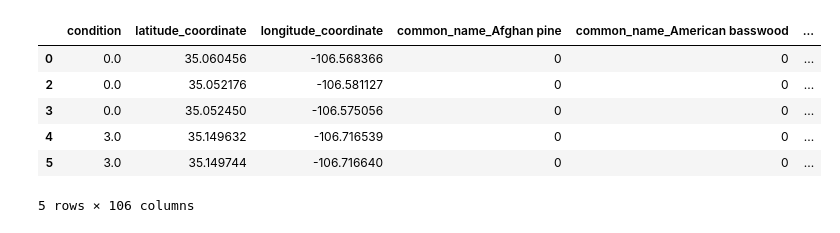
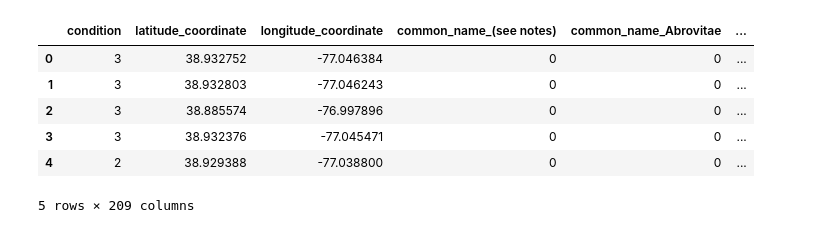
Before and after one commit to alexisf125/TreeData, a Jupyter notebook: plotting.ipynb, the cells around one changed output. Cells and saved outputs as stored; diff of their text form; code cells hidden in the pictures.

```diff
--- a/plotting.ipynb
+++ b/plotting.ipynb
@@ -30,29 +20,28 @@ OSError: could not get source code
 # %%
-df = pd.read_csv('data/good_data/Albuquerque_Final_2022-06-18.csv')
+df = pd.read_csv('data/hold_good_data/WashingtonDC_Final_2022-06-18.csv')
 crs = {'init':'epsg:4326'}
-
 
 # keep only common_name, condition, latitude_coordinate, longitude_coordinate, and native columns
 df = df[['common_name', 'condition', 'latitude_coordinate', 'longitude_coordinate', 'native']]
 # convert condition to numerical
 df['condition'] = df['condition'].replace({'excellent': 4, 'good': 3, 'fair': 2, 'poor': 1, 'dead/dying': 0, 'dead': 0})
 # one hot "common_name" column
 df = pd.get_dummies(df, columns=["common_name"])
 # one hot native column
 df = pd.get_dummies(df, columns=["native"])
 # drop native_no_info column
 df.drop(columns=['native_no_info'], inplace=True)
 # drop rows where condition is null
 df = df.dropna(subset=['condition'])
 df.head()
 # %% [output]
-|  | condition | latitude_coordinate | longitude_coordinate | common_name_Afghan pine | common_name_American basswood | ... |
-| 0 | 0.0 | 35.060456 | -106.568366 | 0 | 0 | ... |
-| 2 | 0.0 | 35.052176 | -106.581127 | 0 | 0 | ... |
-| 3 | 0.0 | 35.052450 | -106.575056 | 0 | 0 | ... |
-| 4 | 3.0 | 35.149632 | -106.716539 | 0 | 0 | ... |
-| 5 | 3.0 | 35.149744 | -106.716640 | 0 | 0 | ... |
+|  | condition | latitude_coordinate | longitude_coordinate | common_name_(see notes) | common_name_Abrovitae | ... |
+| 0 | 3 | 38.932752 | -77.046384 | 0 | 0 | ... |
+| 1 | 3 | 38.932803 | -77.046243 | 0 | 0 | ... |
+| 2 | 3 | 38.885574 | -76.997896 | 0 | 0 | ... |
+| 3 | 3 | 38.932376 | -77.045471 | 0 | 0 | ... |
+| 4 | 2 | 38.929388 | -77.038800 | 0 | 0 | ... |
-5 rows × 106 columns
+5 rows × 209 columns
 # %%
 X = df.drop('condition', axis=1)
 y = df['condition']
```
Also changed, not shown: parts of 3 cells of this notebook, 5 other files.
